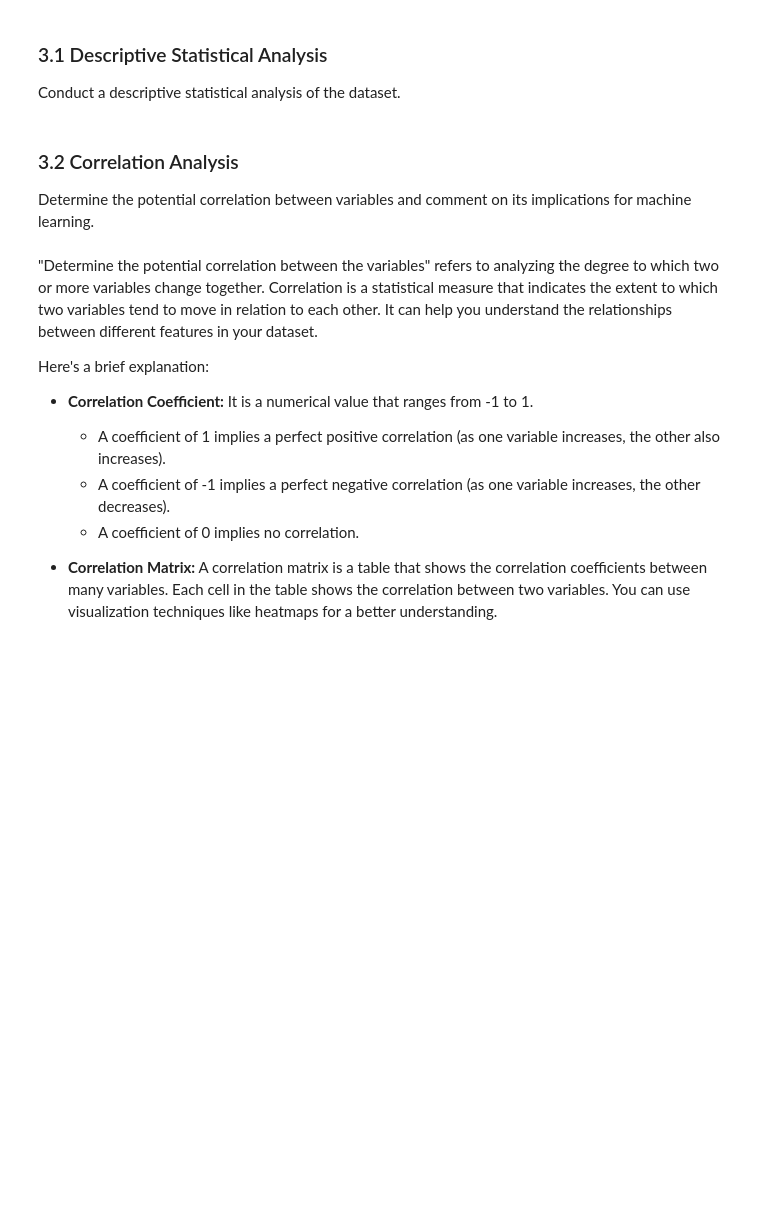
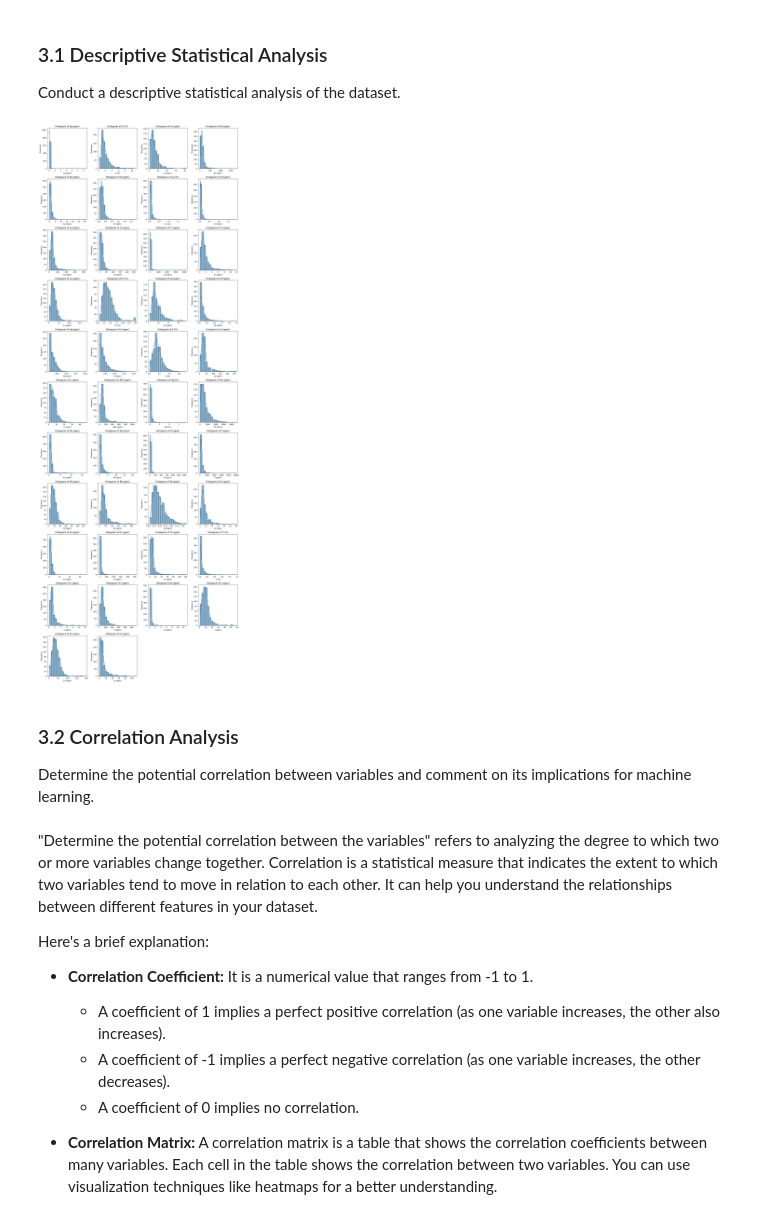
Before and after one commit to rodreras/StreamSamples_ML, a Jupyter notebook: milestone1/03_statistical_exploration.ipynb, the cells around one changed output. Cells and saved outputs as stored; diff of their text form; code cells hidden in the pictures; blank space fills up the shorter version.

Commit message:
Finished 01_data_description, started 03_statistical_exploration

```diff
--- a/milestone1/03_statistical_exploration.ipynb
+++ b/milestone1/03_statistical_exploration.ipynb
@@ -14,8 +14,11 @@ import seaborn as sns
 import time
 # %%
 # Load the dataset
-file_path = 'pontos_limpo.csv'
-df = pd.read_csv(file_path)
+file_path = '../dataset/stream_samples_cleaned.csv'
+df = pd.read_csv(file_path, sep = ';')
+
+#filtering only element columns
+elements = df.iloc[:, 5:]
 
 # Display the first few rows of the dataset
-df.head()
+elements.head(3)
@@ -37,3 +68,41 @@ plt.show()
+# %%
+
+# Get the column names of the numeric data
+num_cols = elements.columns
+
+# Calculate the total number of plots and the number of rows needed
+num_plots = len(num_cols)
+num_rows = num_plots // 4 + (num_plots % 4 > 0)
+
+# Create a grid of subplots with the appropriate number of rows and 4 columns,
+# adjusting the figure size based on the number of rows needed
+fig, axes = plt.subplots(num_rows, 4, figsize=(16, num_rows * 4))
+
+# Iterate through numeric columns and plot histograms in subplots
+for i, column in enumerate(num_cols):
+    # Calculate the current row and column index
+    row = i // 4
+    col = i % 4
+
+    # Plot histogram using seaborn's histplot, setting bins, KDE, and axis
+    sns.histplot(elements[column], bins=20, kde=True, ax=axes[row, col])
+
+    # Set subplot title, x-axis label, and y-axis label
+    axes[row, col].set_title(f'Histogram of {column}')
+    axes[row, col].set_xlabel(column)
+    axes[row, col].set_ylabel('Frequency')
+
+# Hide empty subplots, if any, by removing them from the figure
+for i in range(num_plots, num_rows * 4):
+    fig.delaxes(axes.flatten()[i])
+
+# Adjust the layout to make the subplots neatly arranged
+plt.tight_layout()
+
+# Display the figure with subplots
+plt.show()
+# %% [output]
+[figure, added]
 # %% [markdown]
 
 ### 3.2 Correlation Analysis
```
Also changed, not shown: parts of 4 cells of this notebook, 3 other files.
